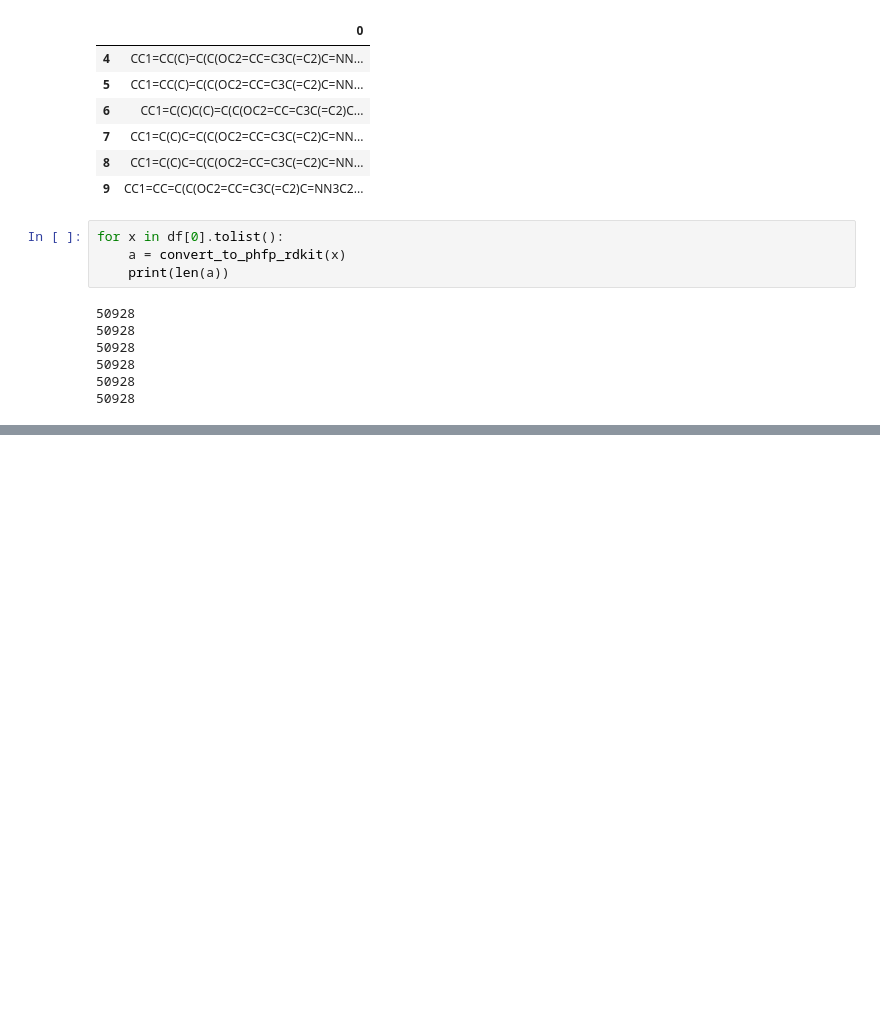
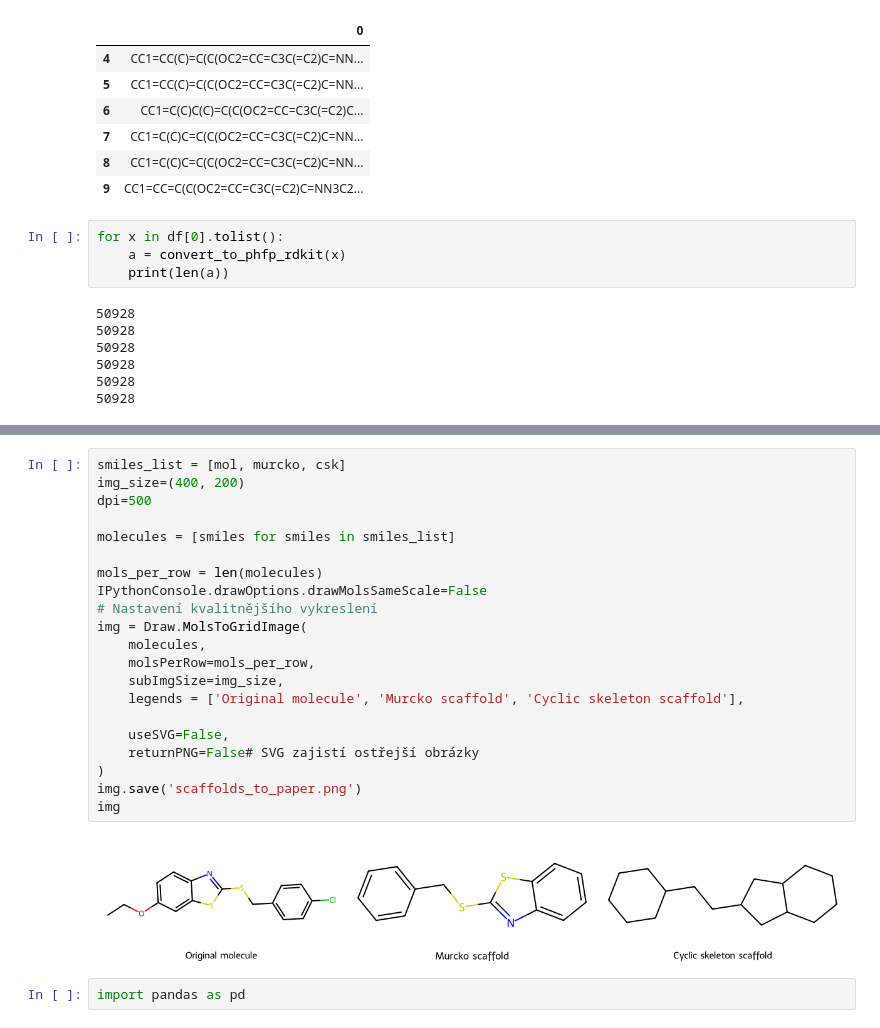
Before and after one commit to filvaleriia/scaffold-based-metrics, a Jupyter notebook: Untitled.ipynb, the cells around one changed output, grey strips where cells are left out. Saved outputs shown, nothing was run; the diff lists cells and outputs as text; blank space fills up the shorter version.

```diff
--- a/Untitled.ipynb
+++ b/Untitled.ipynb
@@ -50,0 +95,25 @@ for x in df[0].tolist():
+# %%
+smiles_list = [mol, murcko, csk]
+img_size=(400, 200)
+dpi=500
+
+molecules = [smiles for smiles in smiles_list]
+
+mols_per_row = len(molecules)
+IPythonConsole.drawOptions.drawMolsSameScale=False
+# Nastavení kvalitnějšího vykreslení
+img = Draw.MolsToGridImage(
+    molecules,
+    molsPerRow=mols_per_row,
+    subImgSize=img_size,
+    legends = ['Original molecule', 'Murcko scaffold', 'Cyclic skeleton scaffold'],
+
+    useSVG=False,
+    returnPNG=False# SVG zajistí ostřejší obrázky
+)
+img.save('scaffolds_to_paper.png')
+img
+# %% [output]
+[figure, added]
+# %%
+import pandas as pd
```
Also changed, not shown: parts of 7 cells of this notebook, 5 other files.
